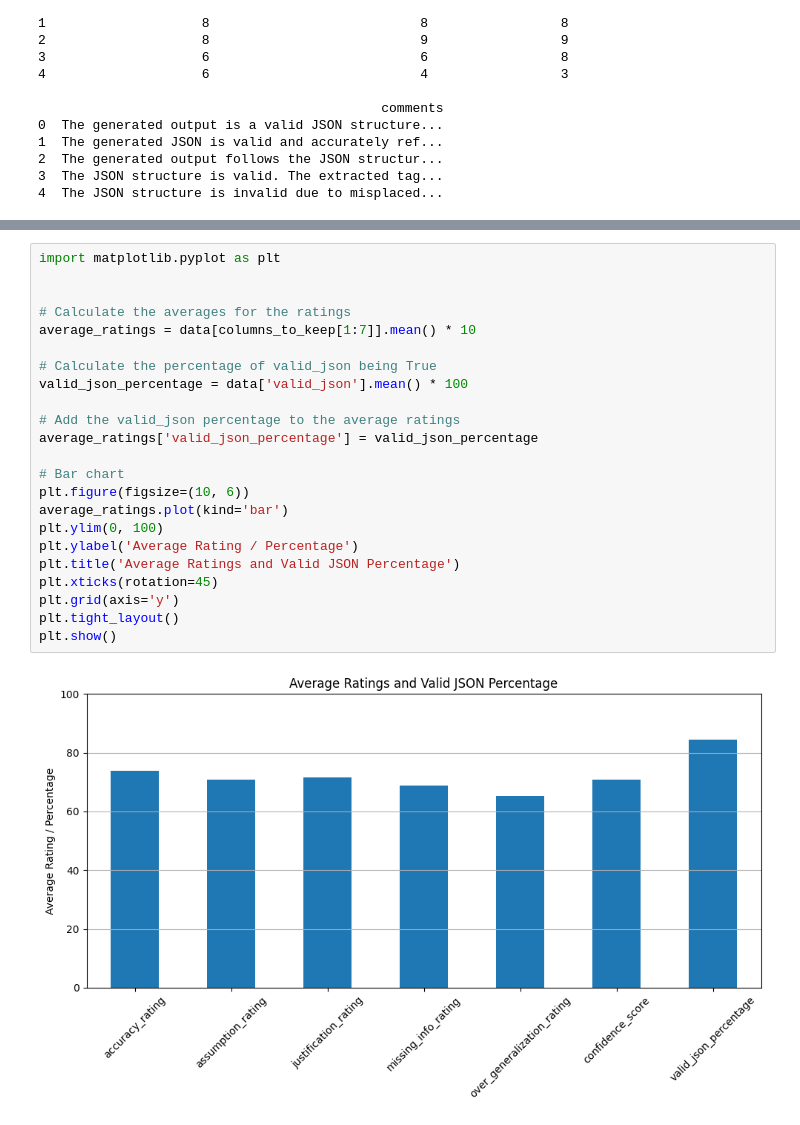
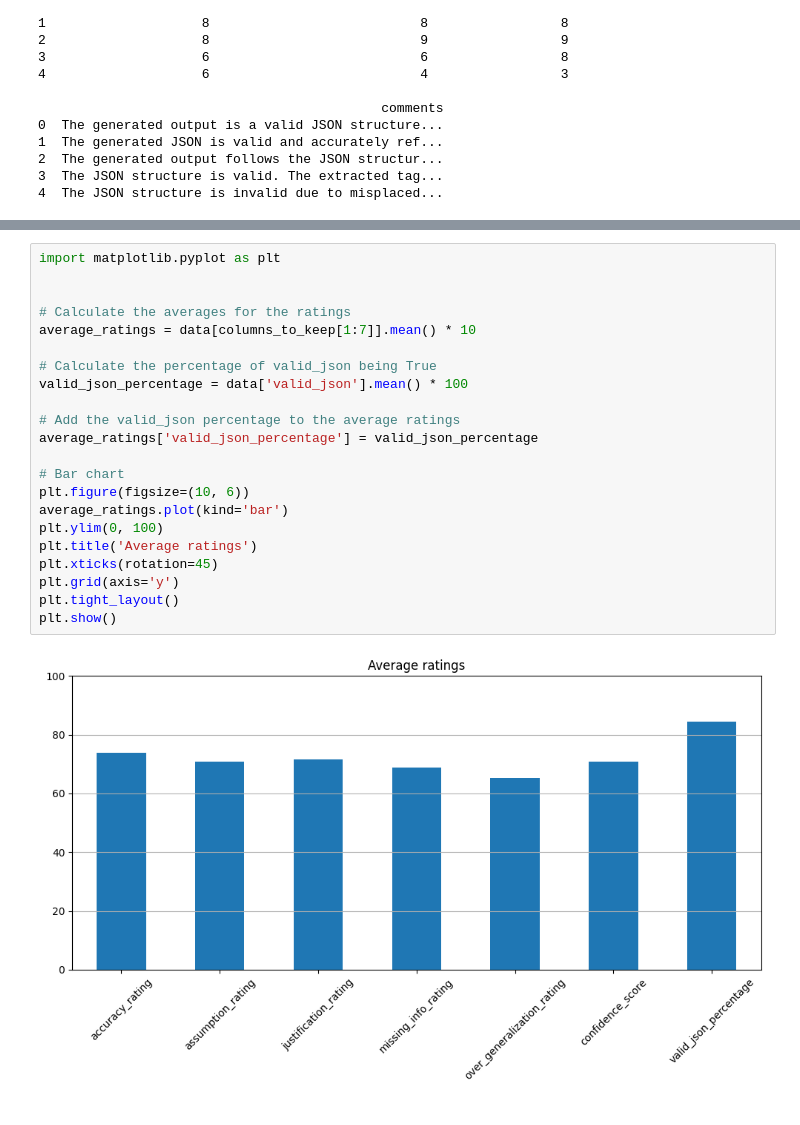
Before and after one commit to Knaeckebrothero/Recruiting-Algorithm, a Jupyter notebook: dwh/etl/aggregation/benchmarks/evaluate_outcome.ipynb, the cells around one changed output, grey strips where cells are left out. Saved outputs shown, nothing was run; the diff lists cells and outputs as text.

```diff
--- a/dwh/etl/aggregation/benchmarks/evaluate_outcome.ipynb
+++ b/dwh/etl/aggregation/benchmarks/evaluate_outcome.ipynb
@@ -151,25 +172,24 @@ print(data.head())
 # %%
 import matplotlib.pyplot as plt
 
 
 # Calculate the averages for the ratings
 average_ratings = data[columns_to_keep[1:7]].mean() * 10
 
 # Calculate the percentage of valid_json being True
 valid_json_percentage = data['valid_json'].mean() * 100
 
 # Add the valid_json percentage to the average ratings
 average_ratings['valid_json_percentage'] = valid_json_percentage
 
 # Bar chart
 plt.figure(figsize=(10, 6))
 average_ratings.plot(kind='bar')
 plt.ylim(0, 100)
-plt.ylabel('Average Rating / Percentage')
-plt.title('Average Ratings and Valid JSON Percentage')
+plt.title('Average ratings')
 plt.xticks(rotation=45)
 plt.grid(axis='y')
 plt.tight_layout()
 plt.show()
 # %% [output]
-[figure, old version]
+[figure, new version]
```
Also changed, not shown: parts of 3 cells of this notebook.
